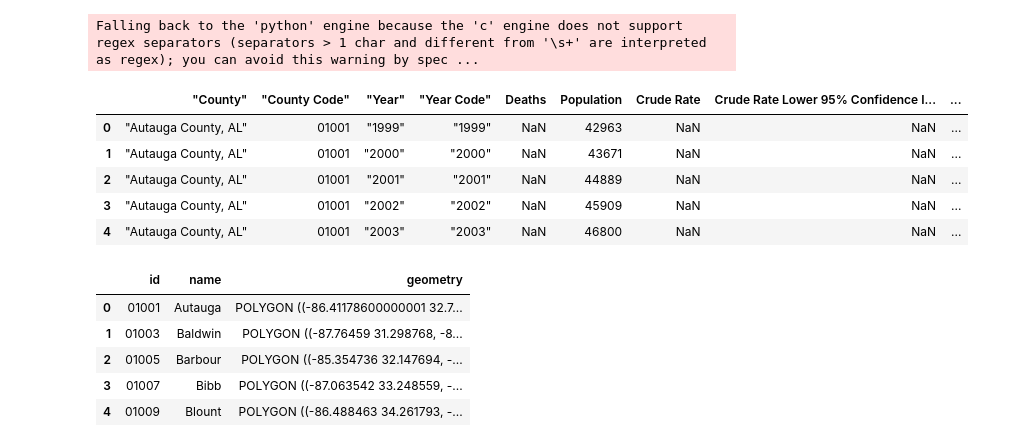
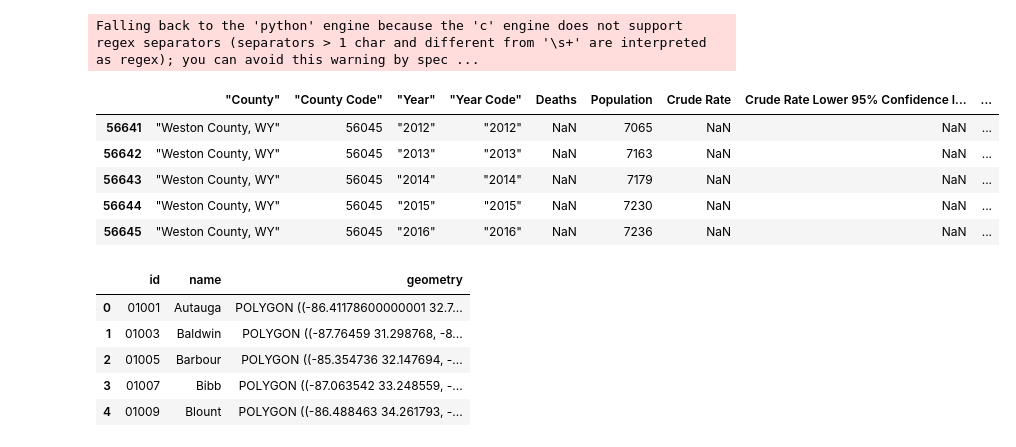
Before and after one commit to plotly/dash-opioid-epidemic-demo, a Jupyter notebook: GeoJSON factory.ipynb, the cells around one changed output. Cells and saved outputs as stored; diff of their text form; code cells hidden in the pictures.

```diff
--- a/GeoJSON factory.ipynb
+++ b/GeoJSON factory.ipynb
@@ -15,11 +15,11 @@ Falling back to the 'python' engine because the 'c' engine does not support rege
 # %%
 df['"County Code"'] = df['"County Code"'].apply(lambda x: x.strip('"'))
 # %%
-df.head()
+df.tail()
 # %% [output]
 |  | "County" | "County Code" | "Year" | "Year Code" | Deaths | Population | Crude Rate | Crude Rate Lower 95% Confidence I... | ... |
-| 0 | "Autauga County, AL" | 01001 | "1999" | "1999" | NaN | 42963 | NaN | NaN | ... |
-| 1 | "Autauga County, AL" | 01001 | "2000" | "2000" | NaN | 43671 | NaN | NaN | ... |
-| 2 | "Autauga County, AL" | 01001 | "2001" | "2001" | NaN | 44889 | NaN | NaN | ... |
-| 3 | "Autauga County, AL" | 01001 | "2002" | "2002" | NaN | 45909 | NaN | NaN | ... |
-| 4 | "Autauga County, AL" | 01001 | "2003" | "2003" | NaN | 46800 | NaN | NaN | ... |
+| 56641 | "Weston County, WY" | 56045 | "2012" | "2012" | NaN | 7065 | NaN | NaN | ... |
+| 56642 | "Weston County, WY" | 56045 | "2013" | "2013" | NaN | 7163 | NaN | NaN | ... |
+| 56643 | "Weston County, WY" | 56045 | "2014" | "2014" | NaN | 7179 | NaN | NaN | ... |
+| 56644 | "Weston County, WY" | 56045 | "2015" | "2015" | NaN | 7230 | NaN | NaN | ... |
+| 56645 | "Weston County, WY" | 56045 | "2016" | "2016" | NaN | 7236 | NaN | NaN | ... |
```
Also changed, not shown: parts of 25 cells of this notebook, 8 other files.
